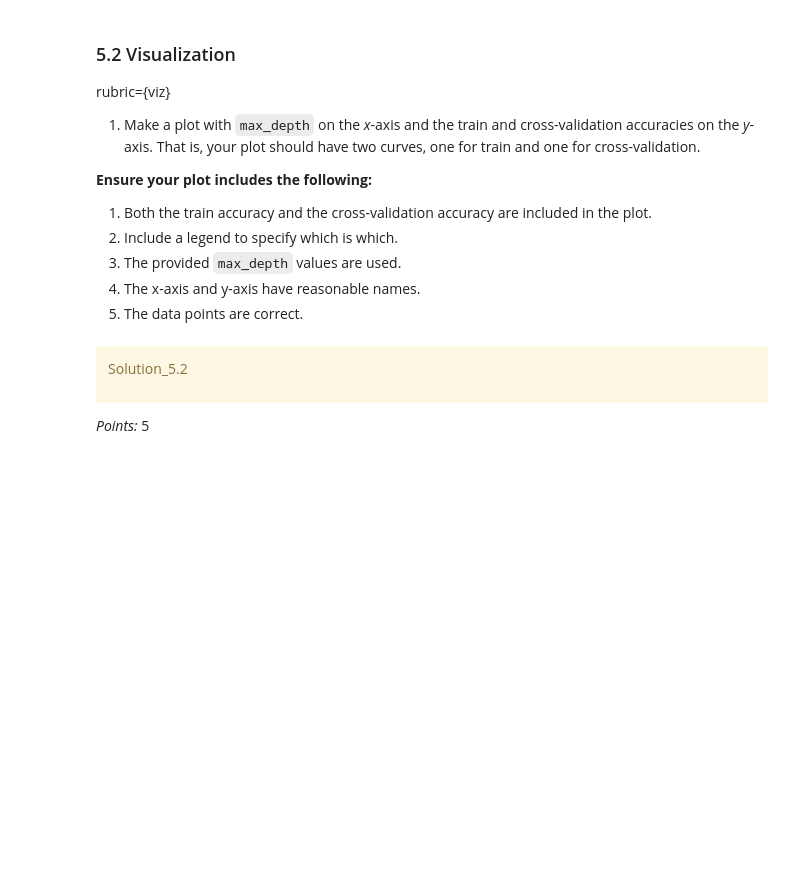
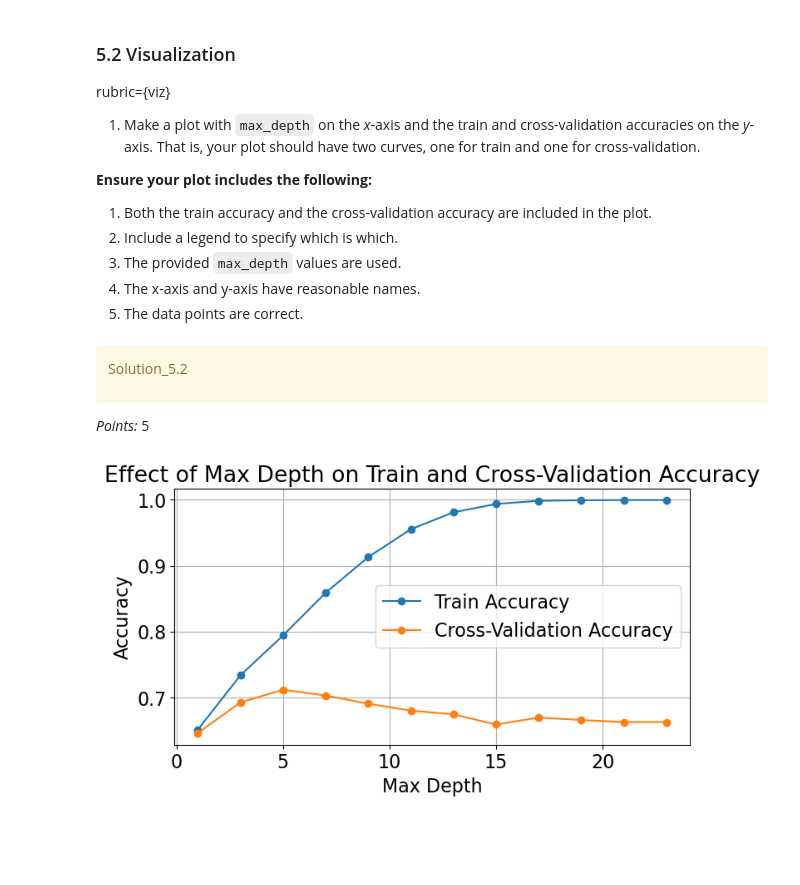
Before and after one commit to junseoparkX/cpsc330hw2, a Jupyter notebook: hw2.ipynb, the cells around one changed output. Cells and saved outputs as stored; diff of their text form; code cells hidden in the pictures; blank space fills up the shorter version.

```diff
--- a/hw2.ipynb
+++ b/hw2.ipynb
@@ -982,0 +791,8 @@ dummy_score = None
+# %%
+from sklearn.dummy import DummyClassifier
+
+model = DummyClassifier(strategy="most_frequent", random_state=123)
+dummy_score = cross_val_score(model, X_train, y_train, cv=10).mean()
+
+# Output of the mean score
+dummy_score
@@ -1091,2 +933,21 @@ results_df = None
+# %%
+#"Adapted from lecture 3"
+results_dict = {
+    "depth": [],
+    "mean_train_accuracy": [],
+    "mean_cv_accuracy": [],
+}
+
+for depth in depths:
+    model = DecisionTreeClassifier(max_depth=depth, random_state=123)
+    scores = cross_validate(
+        model, X_train, y_train, cv=10, return_train_score=True,
+    )
+    results_dict["depth"].append(depth)
+    results_dict["mean_train_accuracy"].append(np.mean(scores["train_score"]))
+    results_dict["mean_cv_accuracy"].append(np.mean(scores["test_score"]))
+
+# Convert results into a DataFrame
+results_df = pd.DataFrame(results_dict).set_index("depth")
 # %%
 results_df
@@ -1124,3 +1002,19 @@ _Points:_ 5
+# %%
+plt.figure(figsize=(8, 4))
+plt.plot(results_df.index, results_df["mean_train_accuracy"], label="Train Accuracy", marker='o')
+plt.plot(results_df.index, results_df["mean_cv_accuracy"], label="Cross-Validation Accuracy", marker='o')
+
+# Add title, labels and legend
+plt.xlabel("Max Depth")
+plt.ylabel("Accuracy")
+plt.title("Effect of Max Depth on Train and Cross-Validation Accuracy")
+plt.legend()
+plt.grid(True)
+
+# Show the plot
+plt.show()
+# %% [output]
+[figure, added]
 # %% [markdown]
 <!-- END QUESTION -->
 
```
Also changed, not shown: parts of 79 cells of this notebook, 1 other file.
